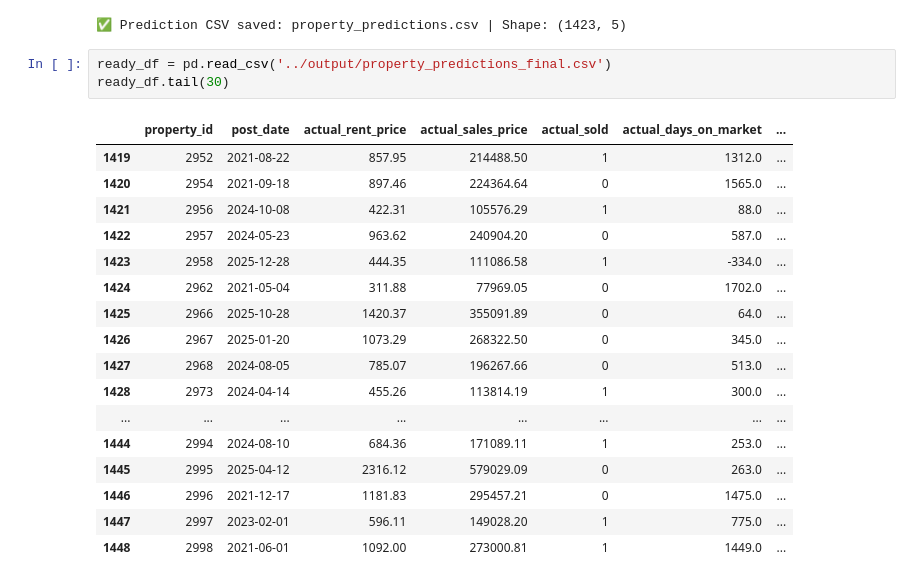
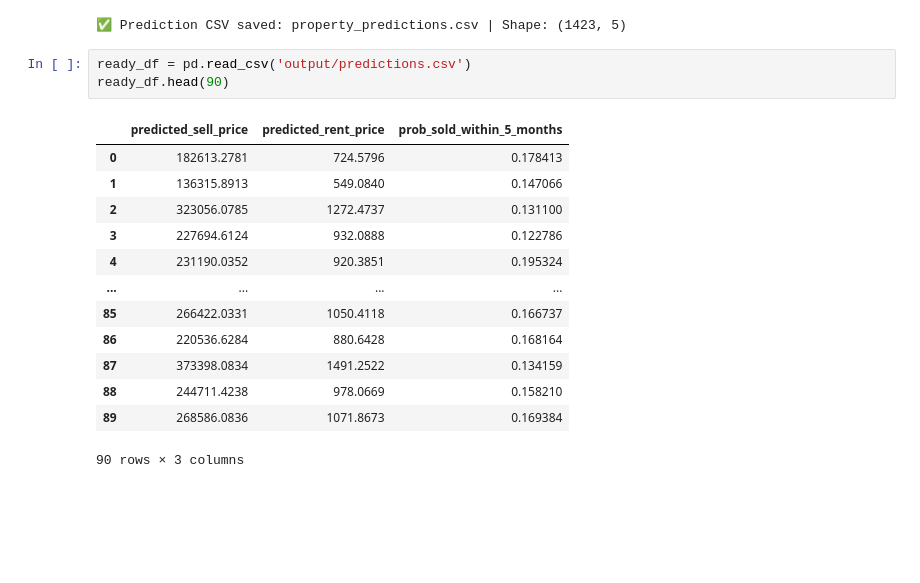
Before and after one commit to DS-223/Group-4, a Jupyter notebook: myapp/model/example.ipynb, the cells around one changed output. Saved outputs shown, nothing was run; the diff lists cells and outputs as text; blank space fills up the shorter version.

```diff
--- a/myapp/model/example.ipynb
+++ b/myapp/model/example.ipynb
@@ -185,23 +185,19 @@ print(f"\n✅ Prediction CSV saved: {output_path} | Shape: {prediction_df.shape}
 # %% [output]
 ✅ Prediction CSV saved: property_predictions.csv | Shape: (1423, 5)
 # %%
-ready_df = pd.read_csv('../output/property_predictions_final.csv')
-ready_df.tail(30)
+ready_df = pd.read_csv('output/predictions.csv')
+ready_df.head(90)
 # %% [output]
-|  | property_id | post_date | actual_rent_price | actual_sales_price | actual_sold | actual_days_on_market | ... |
-| 1419 | 2952 | 2021-08-22 | 857.95 | 214488.50 | 1 | 1312.0 | ... |
-| 1420 | 2954 | 2021-09-18 | 897.46 | 224364.64 | 0 | 1565.0 | ... |
-| 1421 | 2956 | 2024-10-08 | 422.31 | 105576.29 | 1 | 88.0 | ... |
-| 1422 | 2957 | 2024-05-23 | 963.62 | 240904.20 | 0 | 587.0 | ... |
-| 1423 | 2958 | 2025-12-28 | 444.35 | 111086.58 | 1 | -334.0 | ... |
-| 1424 | 2962 | 2021-05-04 | 311.88 | 77969.05 | 0 | 1702.0 | ... |
-| 1425 | 2966 | 2025-10-28 | 1420.37 | 355091.89 | 0 | 64.0 | ... |
-| 1426 | 2967 | 2025-01-20 | 1073.29 | 268322.50 | 0 | 345.0 | ... |
-| 1427 | 2968 | 2024-08-05 | 785.07 | 196267.66 | 0 | 513.0 | ... |
-| 1428 | 2973 | 2024-04-14 | 455.26 | 113814.19 | 1 | 300.0 | ... |
-| ... | ... | ... | ... | ... | ... | ... | ... |
-| 1444 | 2994 | 2024-08-10 | 684.36 | 171089.11 | 1 | 253.0 | ... |
-| 1445 | 2995 | 2025-04-12 | 2316.12 | 579029.09 | 0 | 263.0 | ... |
-| 1446 | 2996 | 2021-12-17 | 1181.83 | 295457.21 | 0 | 1475.0 | ... |
-| 1447 | 2997 | 2023-02-01 | 596.11 | 149028.20 | 1 | 775.0 | ... |
-| 1448 | 2998 | 2021-06-01 | 1092.00 | 273000.81 | 1 | 1449.0 | ... |
+|  | predicted_sell_price | predicted_rent_price | prob_sold_within_5_months |
+| 0 | 182613.2781 | 724.5796 | 0.178413 |
+| 1 | 136315.8913 | 549.0840 | 0.147066 |
+| 2 | 323056.0785 | 1272.4737 | 0.131100 |
+| 3 | 227694.6124 | 932.0888 | 0.122786 |
+| 4 | 231190.0352 | 920.3851 | 0.195324 |
+| ... | ... | ... | ... |
+| 85 | 266422.0331 | 1050.4118 | 0.166737 |
+| 86 | 220536.6284 | 880.6428 | 0.168164 |
+| 87 | 373398.0834 | 1491.2522 | 0.134159 |
+| 88 | 244711.4238 | 978.0669 | 0.158210 |
+| 89 | 268586.0836 | 1071.8673 | 0.169384 |
+90 rows × 3 columns
```
Also changed, not shown: parts of 1 cell of this notebook, 19 other files.
